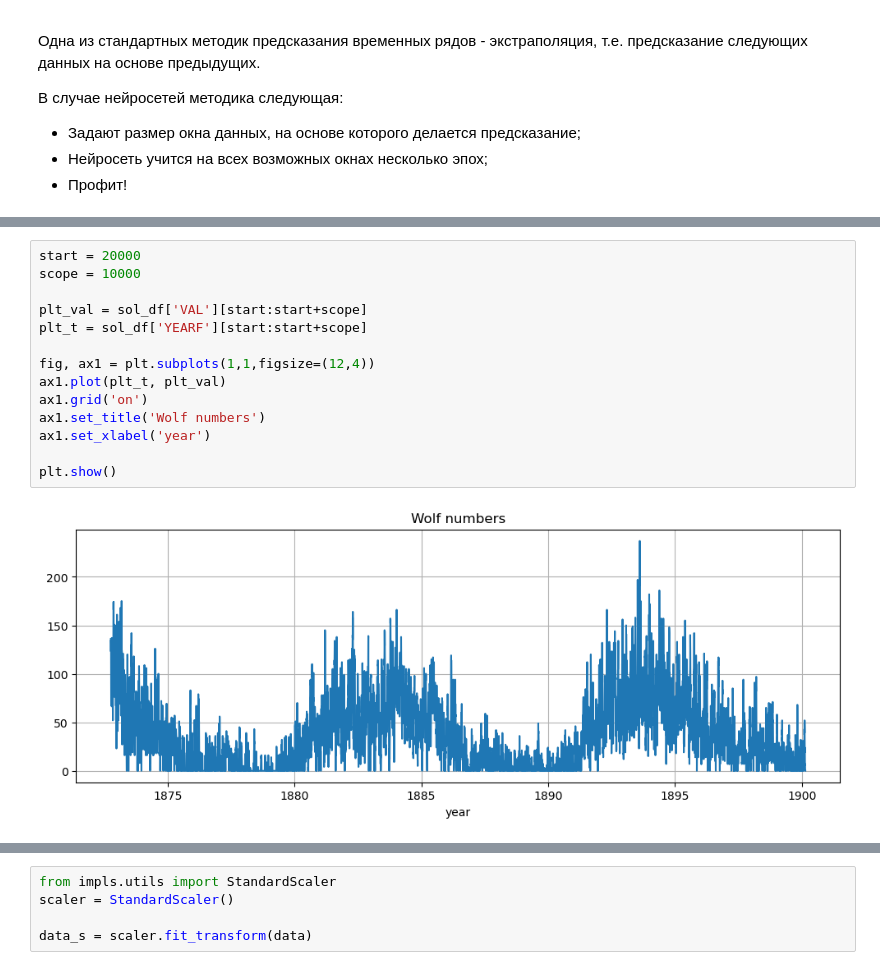
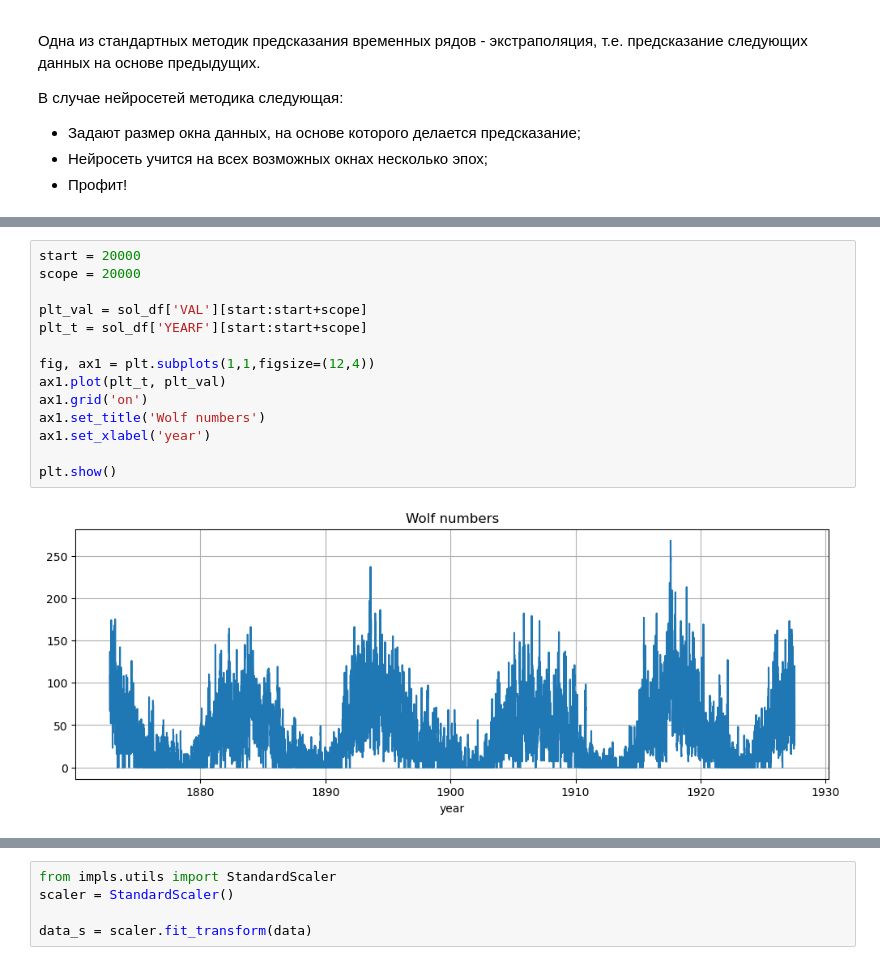
Before and after one commit to alexeivorohov-nn/nn_usu, a Jupyter notebook: Lessons/S3_PyTorch_NN.ipynb, the cells around one changed output, grey strips where cells are left out. Cells and saved outputs as stored; diff of their text form.

```diff
--- a/Lessons/S3_PyTorch_NN.ipynb
+++ b/Lessons/S3_PyTorch_NN.ipynb
@@ -592,20 +592,20 @@ dtypes: float64(1), int64(5)
 <class 'torch.Tensor'> torch.float32
 # %%
 start = 20000
-scope = 10000
+scope = 20000
 
 plt_val = sol_df['VAL'][start:start+scope]
 plt_t = sol_df['YEARF'][start:start+scope]
 
 fig, ax1 = plt.subplots(1,1,figsize=(12,4))
 ax1.plot(plt_t, plt_val)
 ax1.grid('on')
 ax1.set_title('Wolf numbers')
 ax1.set_xlabel('year')
 
 plt.show()
 # %% [output]
-[figure, old version]
+[figure, new version]
 # %%
 # Задание 2: Напишите класс TimeseriesLoader
 # для создания генераторов пар (x_window, y_pred)
```
Also changed, not shown: parts of 14 cells of this notebook, 4 other files.
